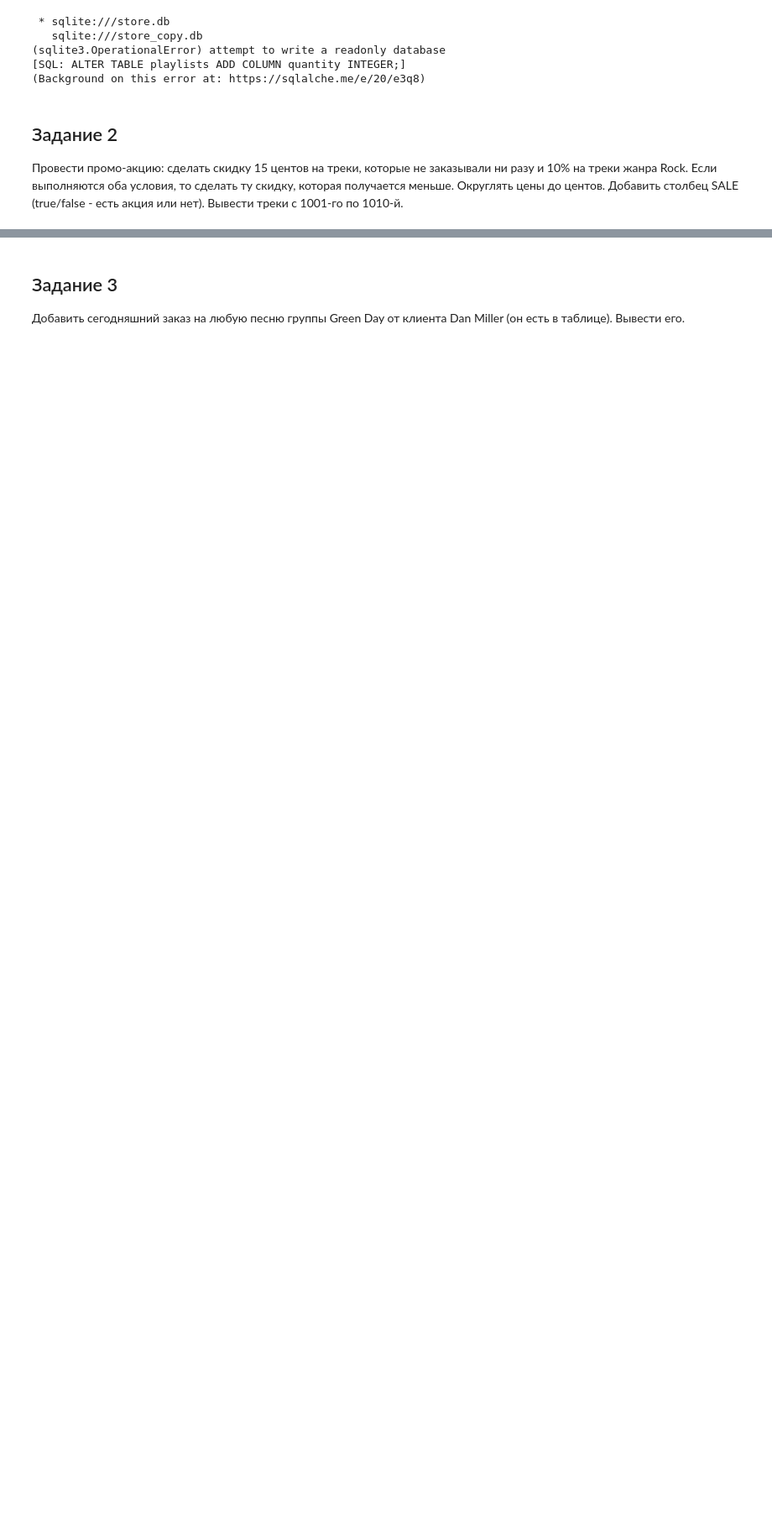
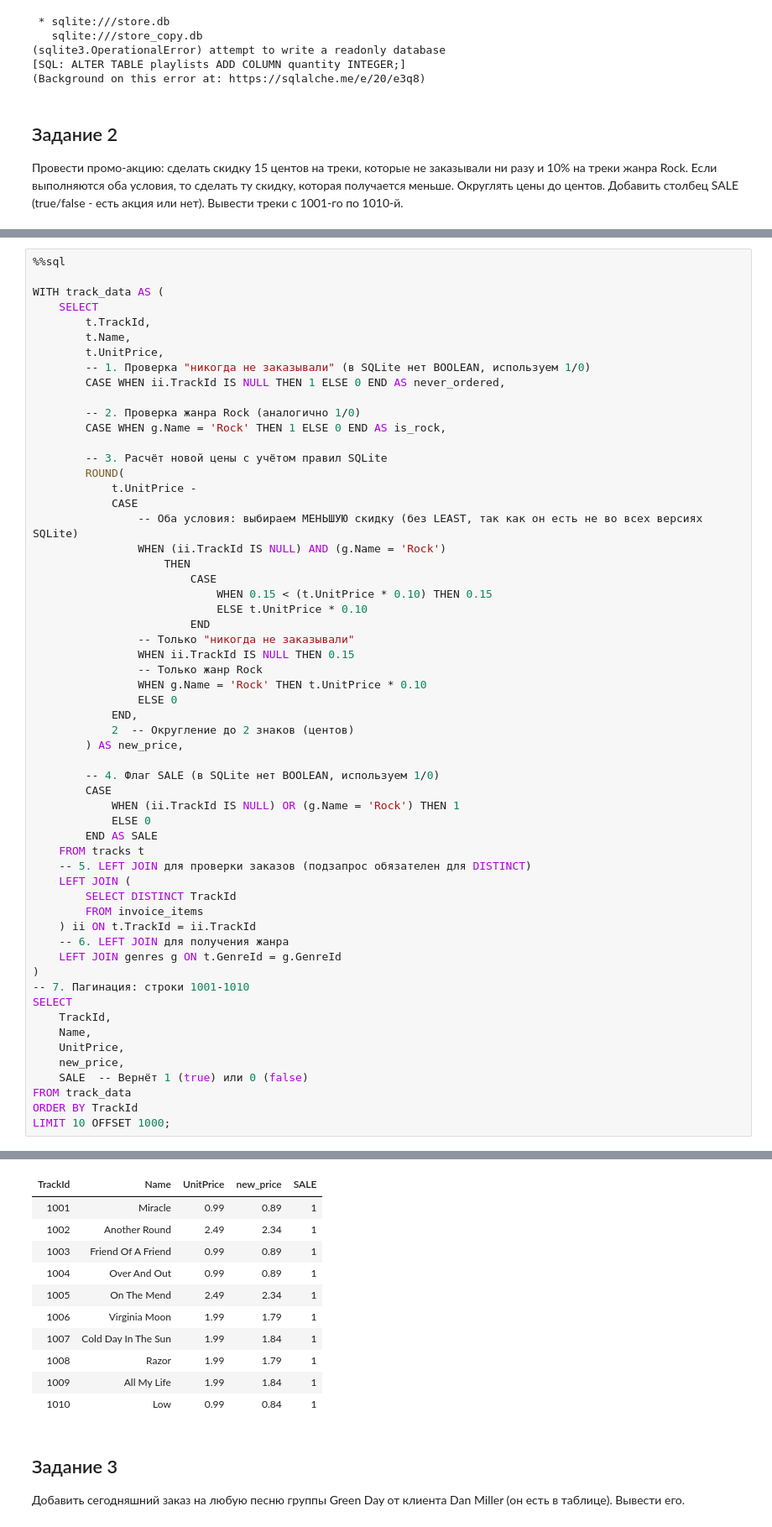
Before and after one commit to sleonov11/SQLite_ptact, a Jupyter notebook: Лабораторная_4.ipynb, the cells around one changed output, grey strips where cells are left out. Shown at 84% size. Cells and saved outputs as stored; diff of their text form; blank space fills up the shorter version.

```diff
--- a/Лабораторная_4.ipynb
+++ b/Лабораторная_4.ipynb
@@ -69,0 +56,59 @@ ALTER TABLE tracks ADD COLUMN SALE BOOLEAN DEFAULT 0;
+# %%
+%%sql
+
+WITH track_data AS (
+    SELECT
+        t.TrackId,
+        t.Name,
+        t.UnitPrice,
+        -- 1. Проверка "никогда не заказывали" (в SQLite нет BOOLEAN, используем 1/0)
+        CASE WHEN ii.TrackId IS NULL THEN 1 ELSE 0 END AS never_ordered,
+
+        -- 2. Проверка жанра Rock (аналогично 1/0)
+        CASE WHEN g.Name = 'Rock' THEN 1 ELSE 0 END AS is_rock,
+
+        -- 3. Расчёт новой цены с учётом правил SQLite
+        ROUND(
+            t.UnitPrice -
+            CASE
+                -- Оба условия: выбираем МЕНЬШУЮ скидку (без LEAST, так как он есть не во всех версиях SQLite)
+                WHEN (ii.TrackId IS NULL) AND (g.Name = 'Rock')
+                    THEN
+                        CASE
+                            WHEN 0.15 < (t.UnitPrice * 0.10) THEN 0.15
+                            ELSE t.UnitPrice * 0.10
+                        END
+                -- Только "никогда не заказывали"
+                WHEN ii.TrackId IS NULL THEN 0.15
+                -- Только жанр Rock
+                WHEN g.Name = 'Rock' THEN t.UnitPrice * 0.10
+                ELSE 0
+            END,
+            2  -- Округление до 2 знаков (центов)
+        ) AS new_price,
+
+        -- 4. Флаг SALE (в SQLite нет BOOLEAN, используем 1/0)
+        CASE
+            WHEN (ii.TrackId IS NULL) OR (g.Name = 'Rock') THEN 1
+            ELSE 0
+        END AS SALE
+    FROM tracks t
+    -- 5. LEFT JOIN для проверки заказов (подзапрос обязателен для DISTINCT)
+    LEFT JOIN (
+        SELECT DISTINCT TrackId
+        FROM invoice_items
+    ) ii ON t.TrackId = ii.TrackId
+    -- 6. LEFT JOIN для получения жанра
+    LEFT JOIN genres g ON t.GenreId = g.GenreId
+)
+-- 7. Пагинация: строки 1001-1010
+SELECT
+    TrackId,
+    Name,
+    UnitPrice,
+    new_price,
+    SALE  -- Вернёт 1 (true) или 0 (false)
+FROM track_data
+ORDER BY TrackId
+LIMIT 10 OFFSET 1000;
+# %% [output]
@@ -70,3 +117,14 @@ ALTER TABLE tracks ADD COLUMN SALE BOOLEAN DEFAULT 0;
+| TrackId | Name | UnitPrice | new_price | SALE |
+| 1001 | Miracle | 0.99 | 0.89 | 1 |
+| 1002 | Another Round | 2.49 | 2.34 | 1 |
+| 1003 | Friend Of A Friend | 0.99 | 0.89 | 1 |
+| 1004 | Over And Out | 0.99 | 0.89 | 1 |
+| 1005 | On The Mend | 2.49 | 2.34 | 1 |
+| 1006 | Virginia Moon | 1.99 | 1.79 | 1 |
+| 1007 | Cold Day In The Sun | 1.99 | 1.84 | 1 |
+| 1008 | Razor | 1.99 | 1.79 | 1 |
+| 1009 | All My Life | 1.99 | 1.84 | 1 |
+| 1010 | Low | 0.99 | 0.84 | 1 |
 # %% [markdown]
 ## Задание 3
 Добавить сегодняшний заказ на любую песню группы Green Day от клиента Dan	Miller (он есть в таблице). Вывести его.
```
Also changed, not shown: parts of 8 cells of this notebook.
